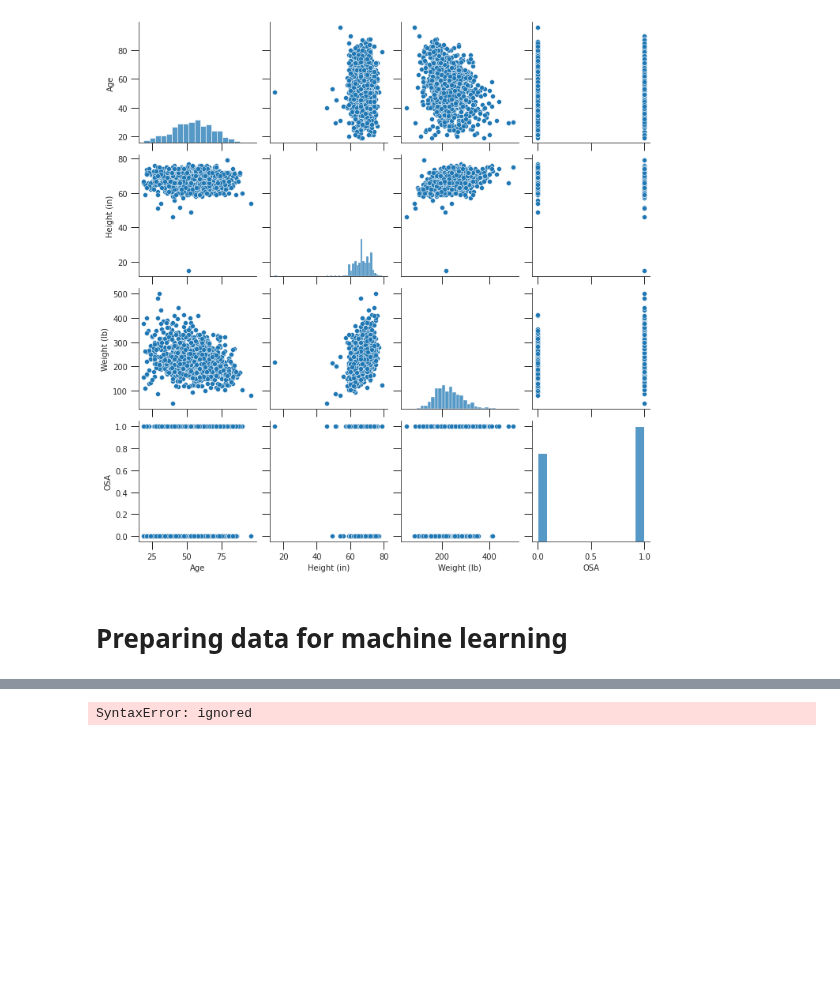
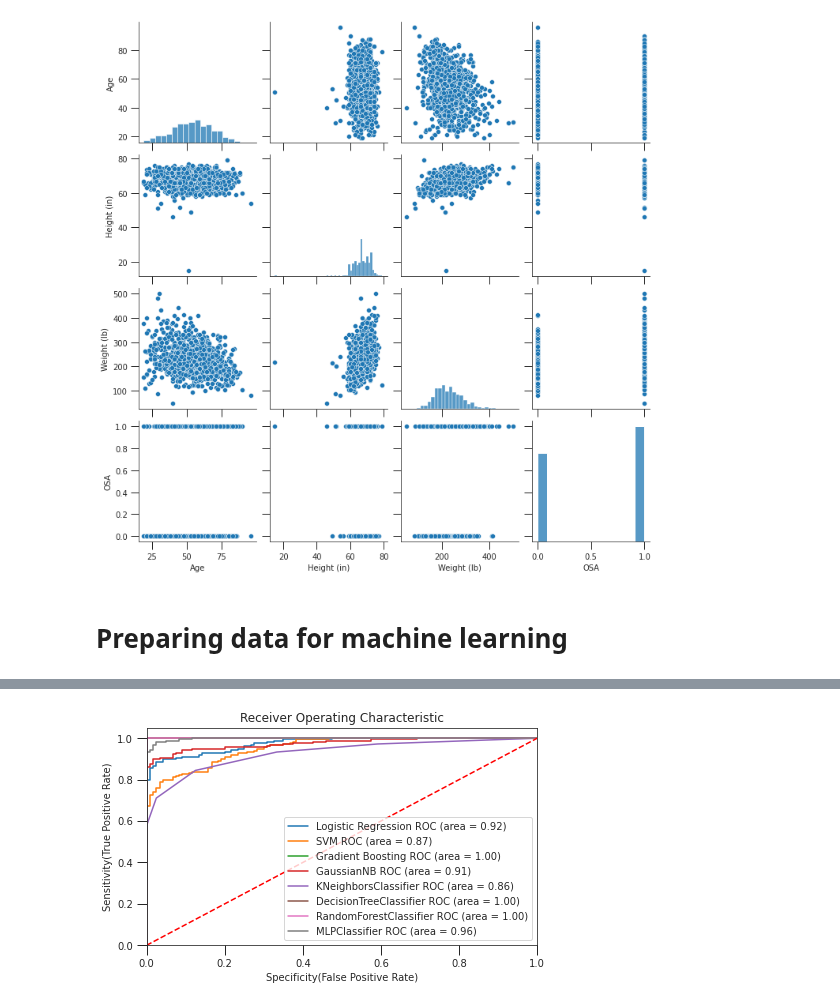
Before and after one commit to asheta66/Machine-Learning-2024, a Jupyter notebook: ML_ROC_BoxPlot.ipynb, the cells around one changed output, grey strips where cells are left out. Cells and saved outputs as stored; diff of their text form; code cells hidden in the pictures; blank space fills up the shorter version.

```diff
--- a/ML_ROC_BoxPlot.ipynb
+++ b/ML_ROC_BoxPlot.ipynb
@@ -302,11 +302,11 @@ y_pred_train = KNC.predict(x_train)
 y_pred_test  = KNC.predict(x_test)
 calculate_confusion("KNC",y_train, y_pred_train, y_test, y_pred_test)
 # plt.savefig('ConfMatrix_KNC.png')
-fpr6, tpr6, _ = metrics.roc_curve(y_test, y_pred_test)
+fpr5, tpr5, _ = metrics.roc_curve(y_test, y_pred_test)
 auc = round(metrics.roc_auc_score(y_test, y_pred_test), 4)
 cv_results = cross_val_score(KNC, x_train, y_train)
 results.append(cv_results)
-# ax1.plot(fpr6,tpr6,label="KNN, AUC="+str(auc))
+# ax1.plot(fpr5,tpr5,label="KNN, AUC="+str(auc))
 
 # Decision Tree Model
 from sklearn import tree
@@ -316,7 +316,7 @@ y_pred_train = DT.predict(x_train)
 y_pred_test  = DT.predict(x_test)
 calculate_confusion("DT",y_train, y_pred_train, y_test, y_pred_test)
 # plt.savefig('ConfMatrix_KNC.png')
-fpr7, tpr7, _ = metrics.roc_curve(y_test, y_pred_test)
+fpr6, tpr6, _ = metrics.roc_curve(y_test, y_pred_test)
 auc = round(metrics.roc_auc_score(y_test, y_pred_test), 4)
 cv_results = cross_val_score(DT, x_train, y_train)
 results.append(cv_results)
@@ -331,11 +331,25 @@ y_pred_train = RFC.predict(x_train)
 y_pred_test  = RFC.predict(x_test)
 calculate_confusion("RFC",y_train, y_pred_train, y_test, y_pred_test)
 # plt.savefig('ConfMatrix_RFC.png')
-fpr5, tpr5, _ = metrics.roc_curve(y_test, y_pred_test)
+fpr7, tpr7, _ = metrics.roc_curve(y_test, y_pred_test)
 auc = round(metrics.roc_auc_score(y_test, y_pred_test), 4)
 cv_results = cross_val_score(RFC, x_train, y_train)
 results.append(cv_results)
-# ax1.plot(fpr5,tpr5,label="RandomForestClassifier, AUC="+str(auc))
+# ax1.plot(fpr7,tpr7,label="RandomForestClassifier, AUC="+str(auc))
+
+#Neural network
+from sklearn.neural_network import MLPClassifier
+ANN = MLPClassifier(solver='lbfgs', alpha=1e-5,hidden_layer_sizes=(5, 2), random_state=1)
+ANN.fit(x_train, y_train)
+y_pred_train = ANN.predict(x_train)
+y_pred_test  = ANN.predict(x_test)
+calculate_confusion("ANN",y_train, y_pred_train, y_test, y_pred_test)
+# plt.savefig('ConfMatrix_RFC.png')
+fpr8, tpr8, _ = metrics.roc_curve(y_test, y_pred_test)
+auc = round(metrics.roc_auc_score(y_test, y_pred_test), 4)
+cv_results = cross_val_score(ANN, x_train, y_train)
+results.append(cv_results)
+# ax1.plot(fpr8,tpr8,label="MLPClassifier, AUC="+str(auc))
 # %% [output]
 Performance Criteria in Training Case for LR
 Accuracy  0.936
@@ -410,17 +415,3 @@ recall 1.000
-# %%
-import graphviz
-tree.plot_tree(DT)
-
-
-dot_data =    tree.export_graphviz(clf, out_file=None,
-                      feature_names=iris.feature_names,
-                      class_names=iris.target_names,
-                      filled=True, rounded=True,
-                      special_characters=True)
-graph = graphviz.Source(dot_data)
-graph
-# %% [output]
-SyntaxError: ignored
 # %%
 # import matplotlib.pyplot as plt
 
@@ -481,37 +472,47 @@ models = [
     'model': GaussianNB(),
 },
 {
+    'label': 'KNeighborsClassifier',
+    'model': KNeighborsClassifier(),
+},
+{
+    'label': 'DecisionTreeClassifier',
+    'model': tree.DecisionTreeClassifier(),
+},
+{
     'label': 'RandomForestClassifier',
     'model': RandomForestClassifier(),
 },
 {
-    'label': 'KNeighborsClassifier',
-    'model': KNeighborsClassifier(),
+    'label': 'MLPClassifier',
+    'model': MLPClassifier(),
 }
 ]
 
 # Below for loop iterates through your models list
 for m in models:
     model = m['model'] # select the model
     model.fit(x_train, y_train) # train the model
     y_pred=model.predict(x_test) # predict the test data
 # Compute False postive rate, and True positive rate
     fpr, tpr, thresholds = metrics.roc_curve(y_test, model.predict_proba(x_test)[:,1])
 # Calculate Area under the curve to display on the plot
     auc = metrics.roc_auc_score(y_test,model.predict(x_test))
 # Now, plot the computed values
     plt.plot(fpr, tpr, label='%s ROC (area = %0.2f)' % (m['label'], auc))
 
 # Custom settings for the plot
 plt.plot([0, 1], [0, 1],'r--')
 plt.xlim([0.0, 1.0])
 plt.ylim([0.0, 1.05])
 plt.xlabel('Specificity(False Positive Rate)')
 plt.ylabel('Sensitivity(True Positive Rate)')
 plt.title('Receiver Operating Characteristic')
 plt.legend(loc="lower right")
 plt.savefig('ROC_Curves.png')
 plt.show()   # Display
+# %% [output]
+[figure, added]
 # %%
 # from sklearn.metrics import RocCurveDisplay
 
```
Also changed, not shown: parts of 2 cells of this notebook.
